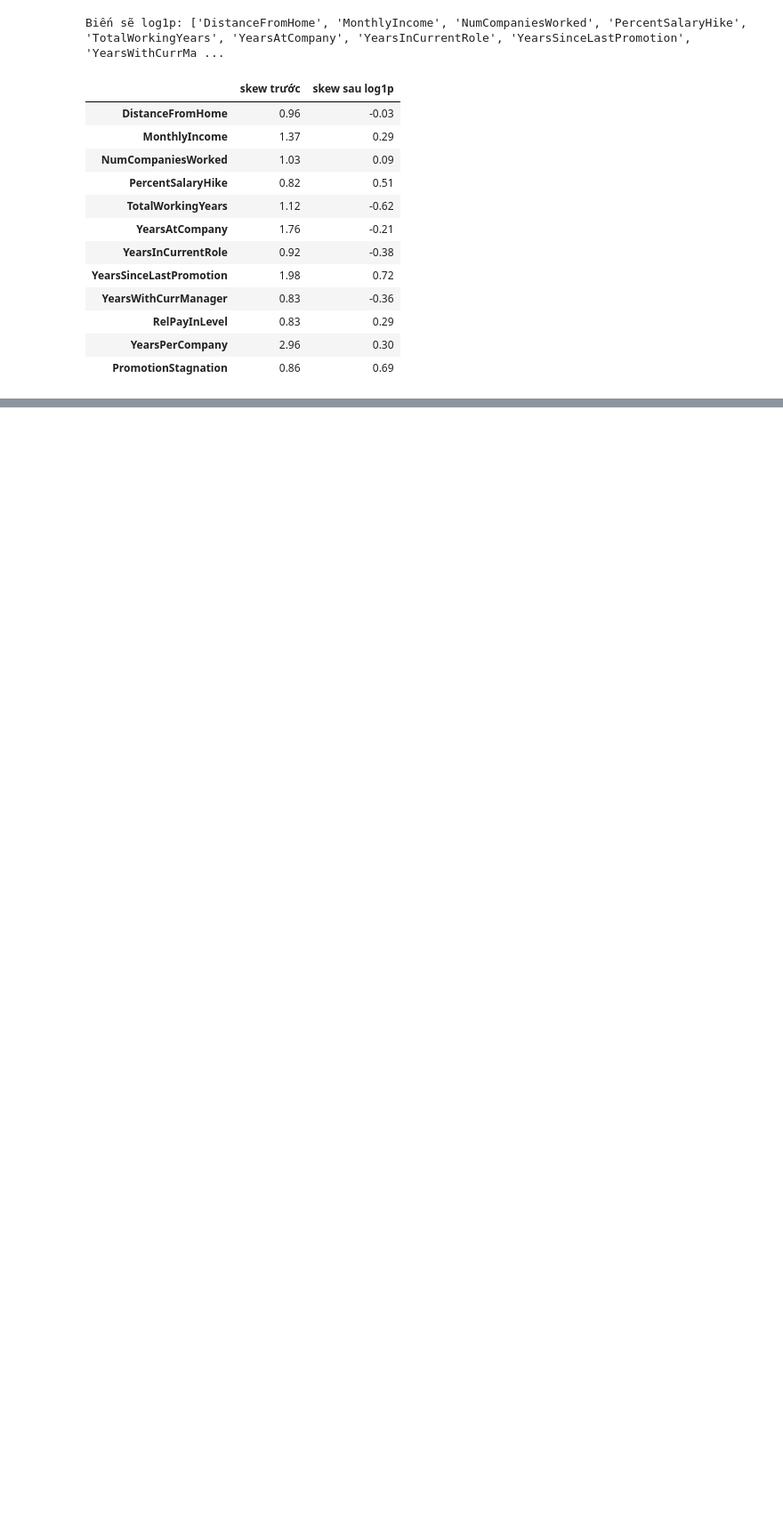
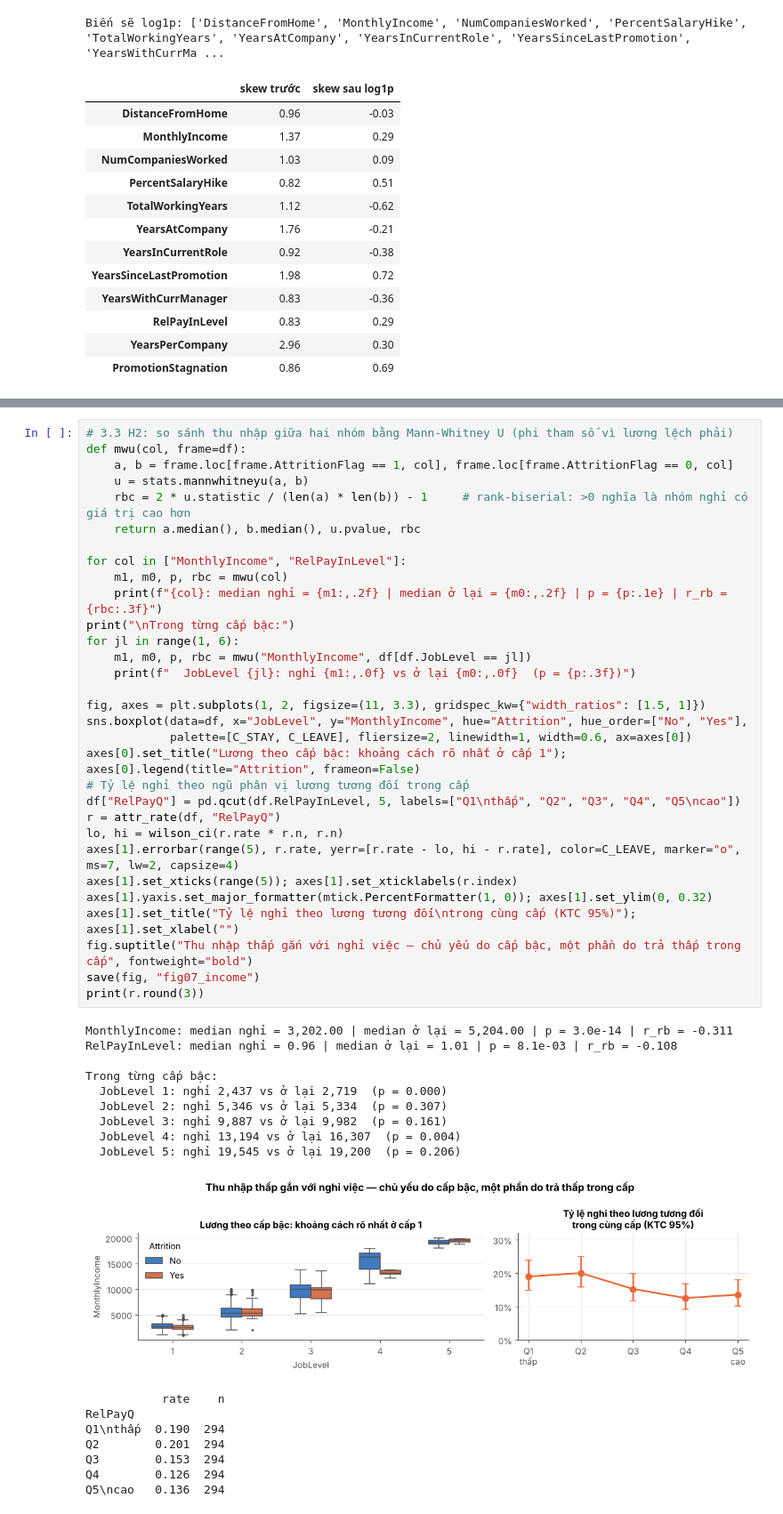
Before and after one commit to trangthu171106/ibm-hr-attrition-analysis, a Jupyter notebook: IBM_HR_Attrition_Analysis.ipynb, the cells around one changed output, grey strips where cells are left out. Shown at 89% size. Drawn from its saved outputs; the diff is of its cells as text; blank space fills up the shorter version.

```diff
--- a/IBM_HR_Attrition_Analysis.ipynb
+++ b/IBM_HR_Attrition_Analysis.ipynb
@@ -430,0 +495,49 @@ Biến sẽ log1p: ['DistanceFromHome', 'MonthlyIncome', 'NumCompaniesWorked', '
+# %%
+# 3.3 H2: so sánh thu nhập giữa hai nhóm bằng Mann-Whitney U (phi tham số vì lương lệch phải)
+def mwu(col, frame=df):
+    a, b = frame.loc[frame.AttritionFlag == 1, col], frame.loc[frame.AttritionFlag == 0, col]
+    u = stats.mannwhitneyu(a, b)
+    rbc = 2 * u.statistic / (len(a) * len(b)) - 1     # rank-biserial: >0 nghĩa là nhóm nghỉ có giá trị cao hơn
+    return a.median(), b.median(), u.pvalue, rbc
+
+for col in ["MonthlyIncome", "RelPayInLevel"]:
+    m1, m0, p, rbc = mwu(col)
+    print(f"{col}: median nghỉ = {m1:,.2f} | median ở lại = {m0:,.2f} | p = {p:.1e} | r_rb = {rbc:.3f}")
+print("\nTrong từng cấp bậc:")
+for jl in range(1, 6):
+    m1, m0, p, rbc = mwu("MonthlyIncome", df[df.JobLevel == jl])
+    print(f"  JobLevel {jl}: nghỉ {m1:,.0f} vs ở lại {m0:,.0f}  (p = {p:.3f})")
+
+fig, axes = plt.subplots(1, 2, figsize=(11, 3.3), gridspec_kw={"width_ratios": [1.5, 1]})
+sns.boxplot(data=df, x="JobLevel", y="MonthlyIncome", hue="Attrition", hue_order=["No", "Yes"],
+            palette=[C_STAY, C_LEAVE], fliersize=2, linewidth=1, width=0.6, ax=axes[0])
+axes[0].set_title("Lương theo cấp bậc: khoảng cách rõ nhất ở cấp 1"); axes[0].legend(title="Attrition", frameon=False)
+# Tỷ lệ nghỉ theo ngũ phân vị lương tương đối trong cấp
+df["RelPayQ"] = pd.qcut(df.RelPayInLevel, 5, labels=["Q1\nthấp", "Q2", "Q3", "Q4", "Q5\ncao"])
+r = attr_rate(df, "RelPayQ")
+lo, hi = wilson_ci(r.rate * r.n, r.n)
+axes[1].errorbar(range(5), r.rate, yerr=[r.rate - lo, hi - r.rate], color=C_LEAVE, marker="o", ms=7, lw=2, capsize=4)
+axes[1].set_xticks(range(5)); axes[1].set_xticklabels(r.index)
+axes[1].yaxis.set_major_formatter(mtick.PercentFormatter(1, 0)); axes[1].set_ylim(0, 0.32)
+axes[1].set_title("Tỷ lệ nghỉ theo lương tương đối\ntrong cùng cấp (KTC 95%)"); axes[1].set_xlabel("")
+fig.suptitle("Thu nhập thấp gắn với nghỉ việc — chủ yếu do cấp bậc, một phần do trả thấp trong cấp", fontweight="bold")
+save(fig, "fig07_income")
+print(r.round(3))
+# %% [output]
+MonthlyIncome: median nghỉ = 3,202.00 | median ở lại = 5,204.00 | p = 3.0e-14 | r_rb = -0.311
+RelPayInLevel: median nghỉ = 0.96 | median ở lại = 1.01 | p = 8.1e-03 | r_rb = -0.108
+
+Trong từng cấp bậc:
+  JobLevel 1: nghỉ 2,437 vs ở lại 2,719  (p = 0.000)
+  JobLevel 2: nghỉ 5,346 vs ở lại 5,334  (p = 0.307)
+  JobLevel 3: nghỉ 9,887 vs ở lại 9,982  (p = 0.161)
+  JobLevel 4: nghỉ 13,194 vs ở lại 16,307  (p = 0.004)
+  JobLevel 5: nghỉ 19,545 vs ở lại 19,200  (p = 0.206)
+[figure, added]
+           rate    n
+RelPayQ
+Q1\nthấp  0.190  294
+Q2        0.201  294
+Q3        0.153  294
+Q4        0.126  294
+Q5\ncao   0.136  294
```
Also changed, not shown: parts of 9 cells of this notebook, 5 other files.
